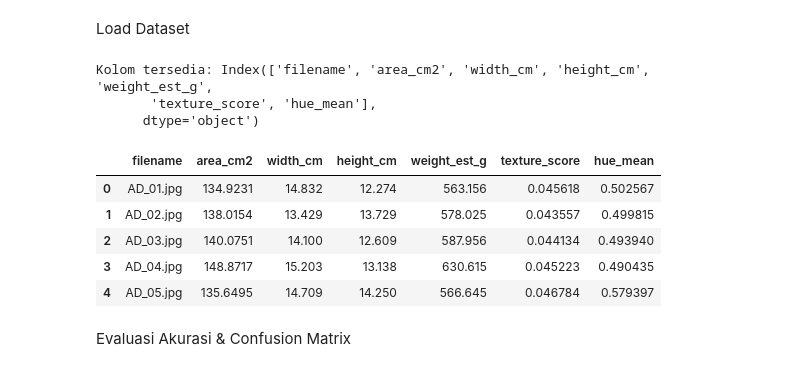
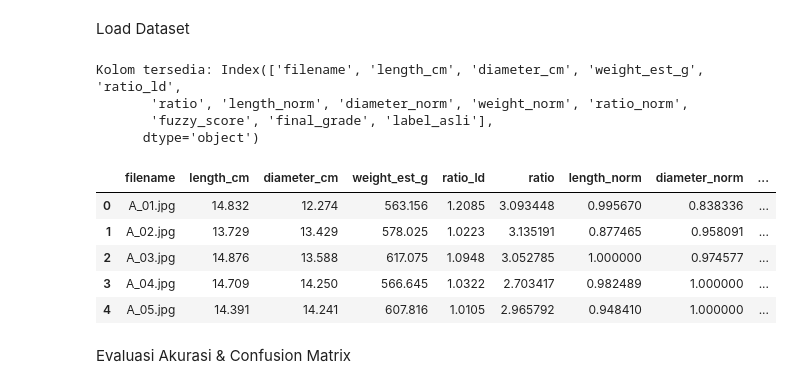
Before and after one commit to DevMossTeam/DragonFruit_Grading, a Jupyter notebook: src/evaluation.ipynb, the cells around one changed output. Saved outputs shown, nothing was run; the diff lists cells and outputs as text; code cells hidden in the pictures.

```diff
--- a/src/evaluation.ipynb
+++ b/src/evaluation.ipynb
@@ -10,23 +9,23 @@ import cv2
 # %% [markdown]
 Load Dataset
 # %%
-final_csv = r"E:\DragonEye\dataset\features.csv"
+data_csv = r"E:\DragonEye\dataset\graded_features.csv"
 
-# Baca langsung CSV final
-df = pd.read_csv(final_csv)
+df = pd.read_csv(data_csv)
 
 print("Kolom tersedia:", df.columns)
 df.head()
 # %% [output]
-Kolom tersedia: Index(['filename', 'area_cm2', 'width_cm', 'height_cm', 'weight_est_g',
-       'texture_score', 'hue_mean'],
+Kolom tersedia: Index(['filename', 'length_cm', 'diameter_cm', 'weight_est_g', 'ratio_ld',
+       'ratio', 'length_norm', 'diameter_norm', 'weight_norm', 'ratio_norm',
+       'fuzzy_score', 'final_grade', 'label_asli'],
       dtype='object')
-|  | filename | area_cm2 | width_cm | height_cm | weight_est_g | texture_score | hue_mean |
-| 0 | AD_01.jpg | 134.9231 | 14.832 | 12.274 | 563.156 | 0.045618 | 0.502567 |
-| 1 | AD_02.jpg | 138.0154 | 13.429 | 13.729 | 578.025 | 0.043557 | 0.499815 |
-| 2 | AD_03.jpg | 140.0751 | 14.100 | 12.609 | 587.956 | 0.044134 | 0.493940 |
-| 3 | AD_04.jpg | 148.8717 | 15.203 | 13.138 | 630.615 | 0.045223 | 0.490435 |
-| 4 | AD_05.jpg | 135.6495 | 14.709 | 14.250 | 566.645 | 0.046784 | 0.579397 |
+|  | filename | length_cm | diameter_cm | weight_est_g | ratio_ld | ratio | length_norm | diameter_norm | ... |
+| 0 | A_01.jpg | 14.832 | 12.274 | 563.156 | 1.2085 | 3.093448 | 0.995670 | 0.838336 | ... |
+| 1 | A_02.jpg | 13.729 | 13.429 | 578.025 | 1.0223 | 3.135191 | 0.877465 | 0.958091 | ... |
+| 2 | A_03.jpg | 14.876 | 13.588 | 617.075 | 1.0948 | 3.052785 | 1.000000 | 0.974577 | ... |
+| 3 | A_04.jpg | 14.709 | 14.250 | 566.645 | 1.0322 | 2.703417 | 0.982489 | 1.000000 | ... |
+| 4 | A_05.jpg | 14.391 | 14.241 | 607.816 | 1.0105 | 2.965792 | 0.948410 | 1.000000 | ... |
 # %% [markdown]
 Evaluasi Akurasi & Confusion Matrix
 # %%
```
Also changed, not shown: parts of 5 cells of this notebook, 4 other files.
